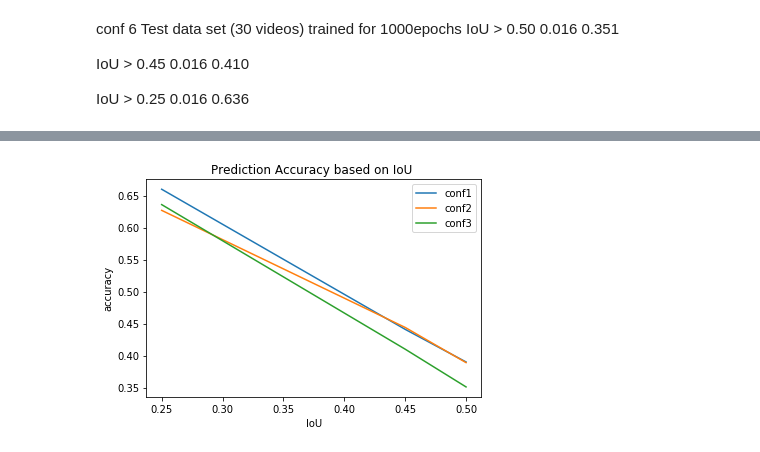
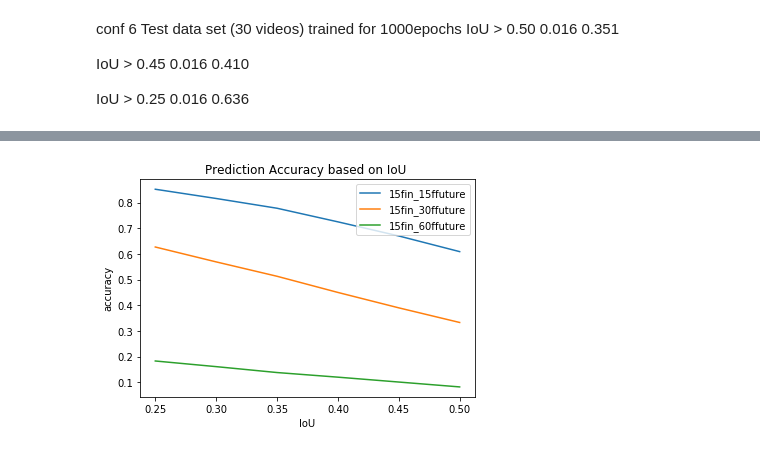
Before and after one commit to Kalinga/ML, a Jupyter notebook: RNN/lstm/pedestrain/result-charts-graphs.ipynb, the cells around one changed output, grey strips where cells are left out. Drawn from its saved outputs; the diff is of its cells as text; code cells hidden in the pictures.

Commit message:
conf 10

```diff
--- a/RNN/lstm/pedestrain/result-charts-graphs.ipynb
+++ b/RNN/lstm/pedestrain/result-charts-graphs.ipynb
@@ -141,26 +175,29 @@ IoU > 0.25
 # %%
 plt.title('Prediction Accuracy based on IoU ')
 plt.xlabel('IoU')
 plt.ylabel('accuracy')
 # line 1 points
-x1 = [0.25, 0.45,0.50]
-y1 = [0.660, 0.441, 0.39]
+x1 = [0.25,  0.30,  0.35,  0.40,  0.45,  0.50]
+y1 = [0.852, 0.816, 0.778, 0.725, 0.670, 0.609]
 # plotting the line 1 points
-plt.plot(x1, y1, label = "conf1")
+plt.plot(x1, y1, label = "15fin_15ffuture")
+
 # line 2 points
-x2 = [0.25, 0.45,0.50]
-y2 = [0.627, 0.444, 0.389]
+x2 = [0.25,  0.30,  0.35,  0.40,  0.45,  0.50]
+y2 = [0.627, 0.569, 0.513, 0.450, 0.390, 0.333]
 # plotting the line 2 points
-plt.plot(x2, y2, label = "conf2")
+plt.plot(x2, y2, label = "15fin_30ffuture")
+
 # line 3 points
-x3 = [0.25, 0.45,0.50]
-y3 = [0.636, 0.410, 0.351]
+x3 = [0.25,  0.30,  0.35,  0.40,  0.45,  0.50]
+y3 = [0.183, 0.161, 0.138, 0.120, 0.101, 0.082]
 # plotting the line 3 points
-plt.plot(x3, y3, label = "conf3")
+plt.plot(x3, y3, label = "15fin_60ffuture")
 
 # show a legend on the plot
 plt.legend()
+plt.savefig("15_frames_input_sequence_multiple_prediction.png")
 # Display a figure.
 plt.show()
 # %% [output]
-[figure, old version]
+[figure, new version]
```
Also changed, not shown: parts of 4 cells of this notebook, 4 other files.
